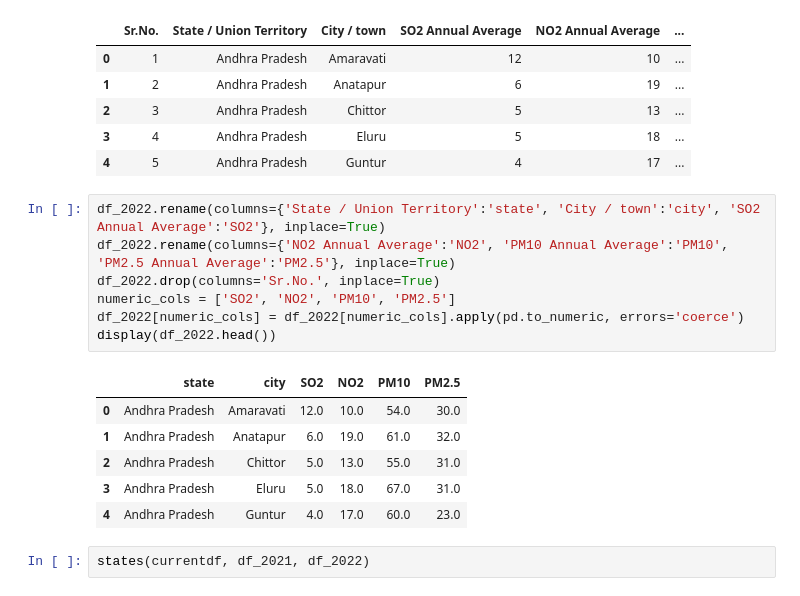
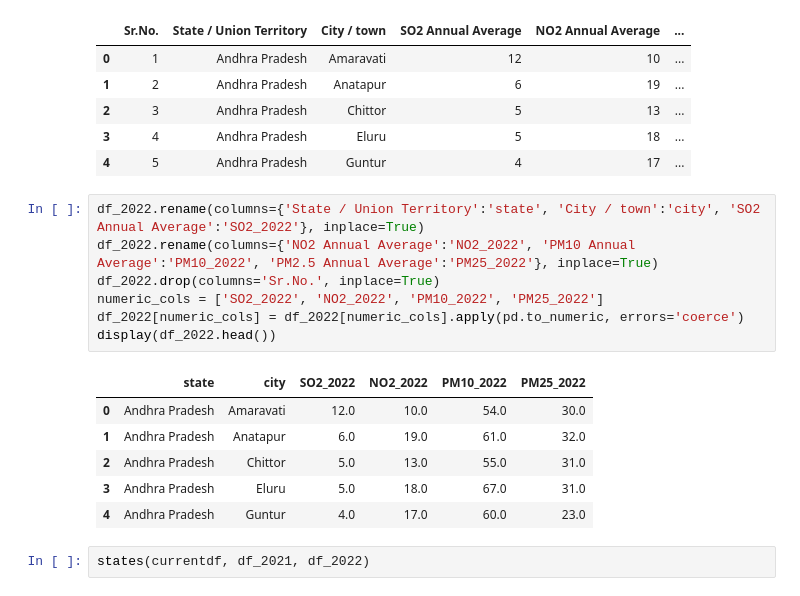
Before and after one commit to latheeshpoondla/Project, a Jupyter notebook: DSProject.ipynb, the cells around one changed output. Drawn from its saved outputs; the diff is of its cells as text.

```diff
--- a/DSProject.ipynb
+++ b/DSProject.ipynb
@@ -124,14 +124,14 @@ display(df_2022.head())
 | 3 | 4 | Andhra Pradesh | Eluru | 5 | 18 | ... |
 | 4 | 5 | Andhra Pradesh | Guntur | 4 | 17 | ... |
 # %%
-df_2022.rename(columns={'State / Union Territory':'state', 'City / town':'city', 'SO2 Annual Average':'SO2'}, inplace=True)
-df_2022.rename(columns={'NO2 Annual Average':'NO2', 'PM10 Annual Average':'PM10', 'PM2.5 Annual Average':'PM2.5'}, inplace=True)
+df_2022.rename(columns={'State / Union Territory':'state', 'City / town':'city', 'SO2 Annual Average':'SO2_2022'}, inplace=True)
+df_2022.rename(columns={'NO2 Annual Average':'NO2_2022', 'PM10 Annual Average':'PM10_2022', 'PM2.5 Annual Average':'PM25_2022'}, inplace=True)
 df_2022.drop(columns='Sr.No.', inplace=True)
-numeric_cols = ['SO2', 'NO2', 'PM10', 'PM2.5']
+numeric_cols = ['SO2_2022', 'NO2_2022', 'PM10_2022', 'PM25_2022']
 df_2022[numeric_cols] = df_2022[numeric_cols].apply(pd.to_numeric, errors='coerce')
 display(df_2022.head())
 # %% [output]
-|  | state | city | SO2 | NO2 | PM10 | PM2.5 |
+|  | state | city | SO2_2022 | NO2_2022 | PM10_2022 | PM25_2022 |
 | 0 | Andhra Pradesh | Amaravati | 12.0 | 10.0 | 54.0 | 30.0 |
 | 1 | Andhra Pradesh | Anatapur | 6.0 | 19.0 | 61.0 | 32.0 |
 | 2 | Andhra Pradesh | Chittor | 5.0 | 13.0 | 55.0 | 31.0 |
```
Also changed, not shown: parts of 22 cells of this notebook, 1 other file.
